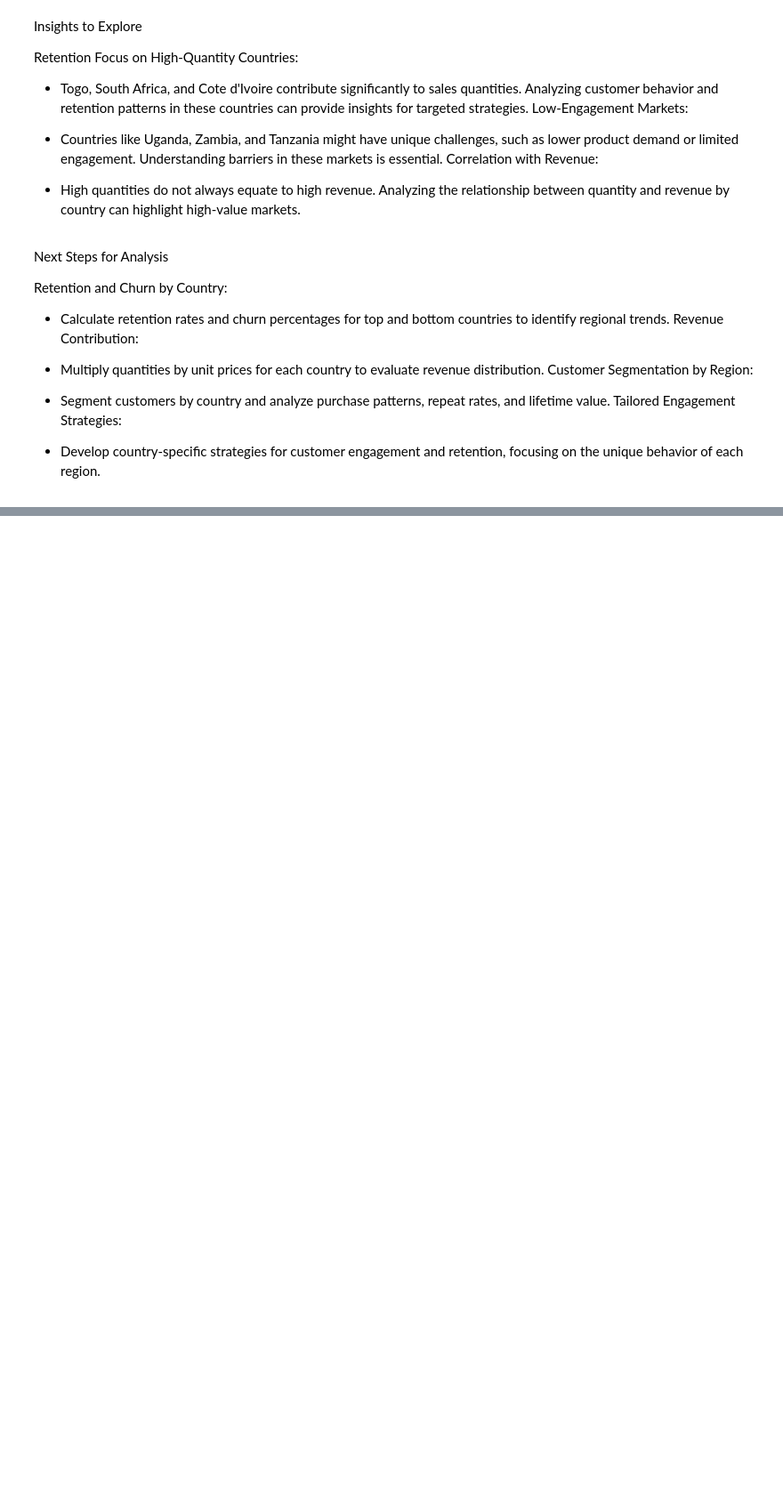
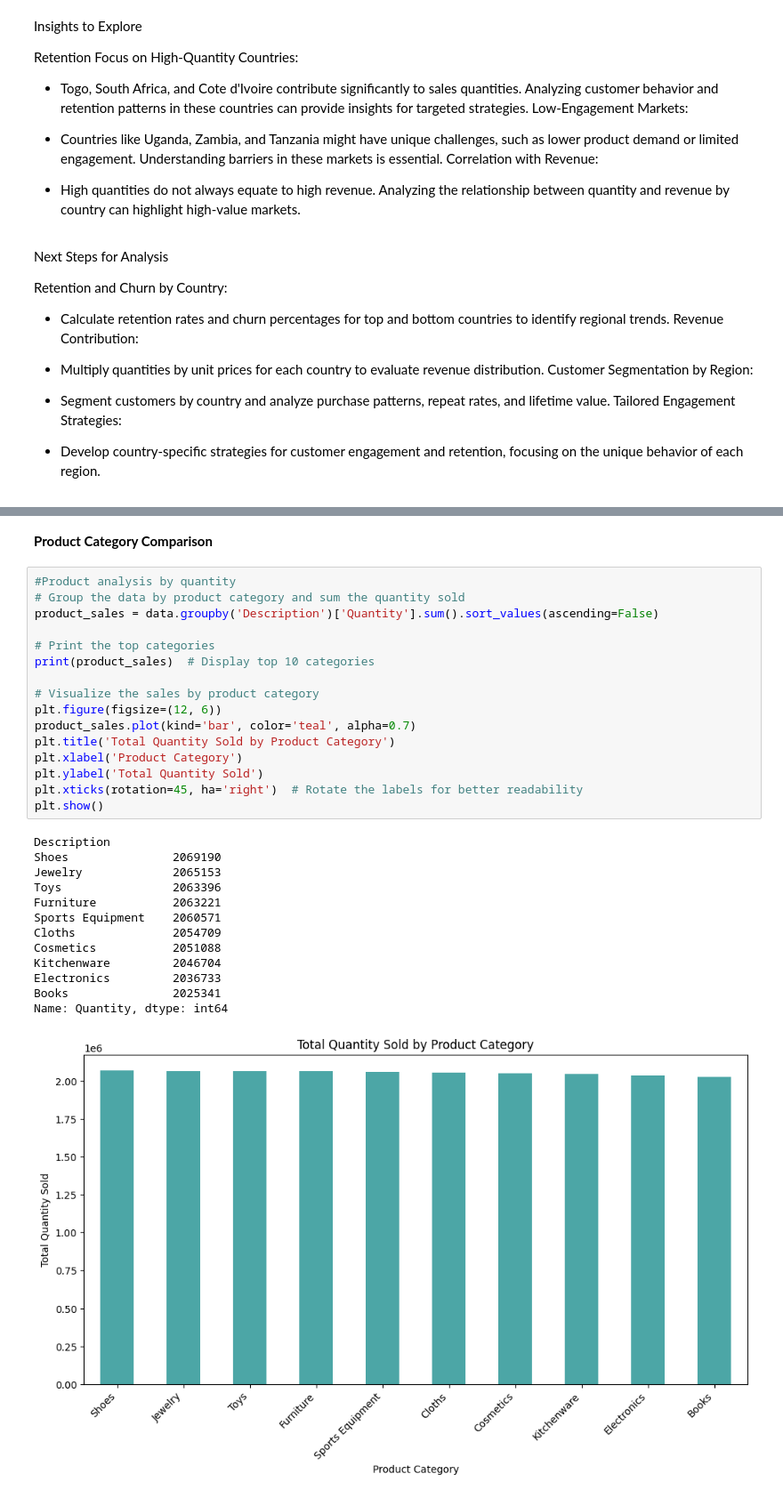
Before and after one commit to Kaothar2/Cohort_Analysis_for-retention_rate, a Jupyter notebook: Cohort_Analysis.ipynb, the cells around one changed output, grey strips where cells are left out. Shown at 89% size. Saved outputs shown, nothing was run; the diff lists cells and outputs as text; blank space fills up the shorter version.

Commit message:
Update cohort analysis

```diff
--- a/Cohort_Analysis.ipynb
+++ b/Cohort_Analysis.ipynb
@@ -257,0 +346,32 @@ Retention and Churn by Country:
+# %% [markdown]
+**Product Category Comparison**
+# %%
+#Product analysis by quantity
+# Group the data by product category and sum the quantity sold
+product_sales = data.groupby('Description')['Quantity'].sum().sort_values(ascending=False)
+
+# Print the top categories
+print(product_sales)  # Display top 10 categories
+
+# Visualize the sales by product category
+plt.figure(figsize=(12, 6))
+product_sales.plot(kind='bar', color='teal', alpha=0.7)
+plt.title('Total Quantity Sold by Product Category')
+plt.xlabel('Product Category')
+plt.ylabel('Total Quantity Sold')
+plt.xticks(rotation=45, ha='right')  # Rotate the labels for better readability
+plt.show()
+# %% [output]
+Description
+Shoes               2069190
+Jewelry             2065153
+Toys                2063396
+Furniture           2063221
+Sports Equipment    2060571
+Cloths              2054709
+Cosmetics           2051088
+Kitchenware         2046704
+Electronics         2036733
+Books               2025341
+Name: Quantity, dtype: int64
+[figure, added]
```
Also changed, not shown: parts of 128 cells of this notebook.
